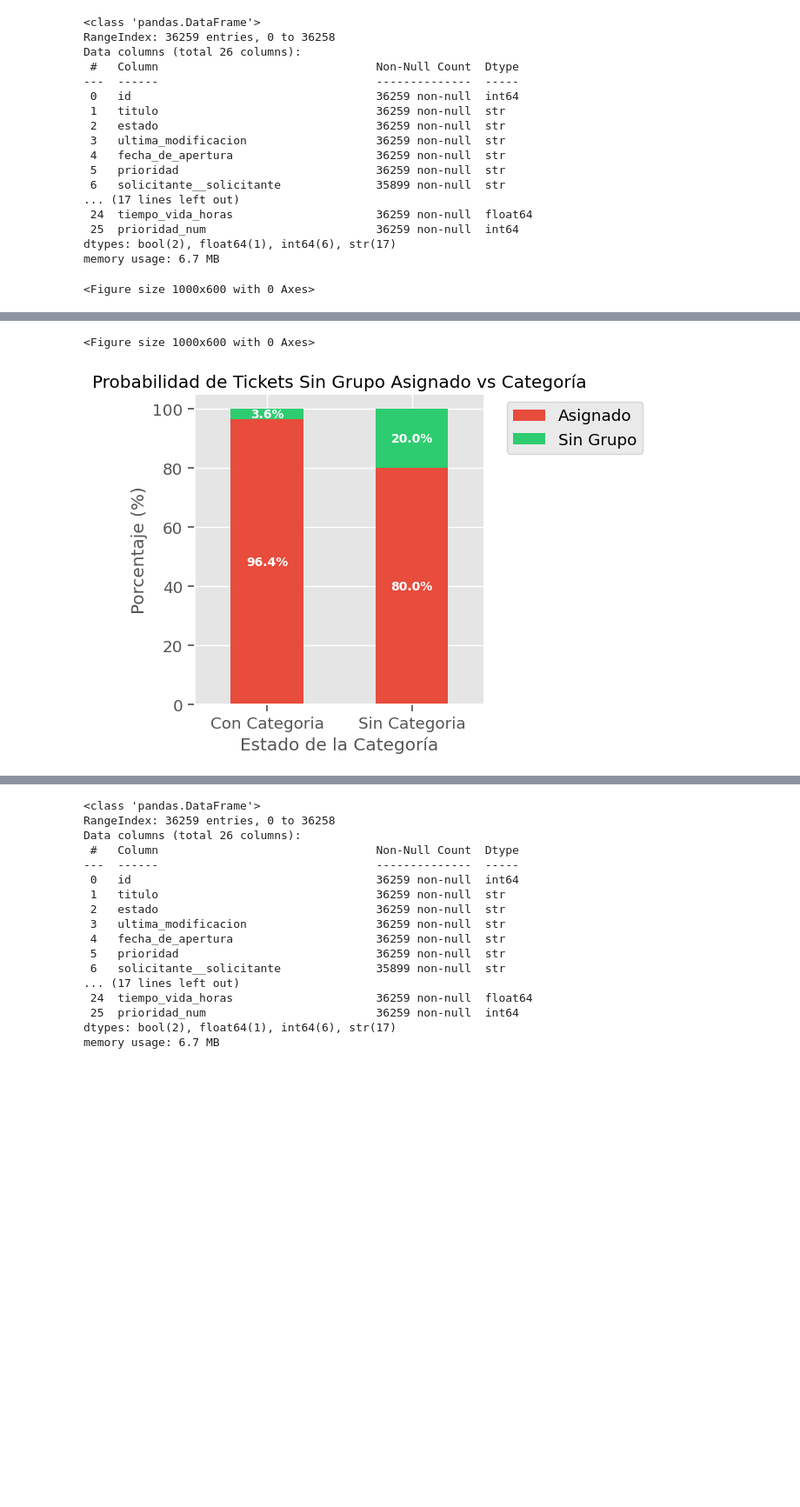
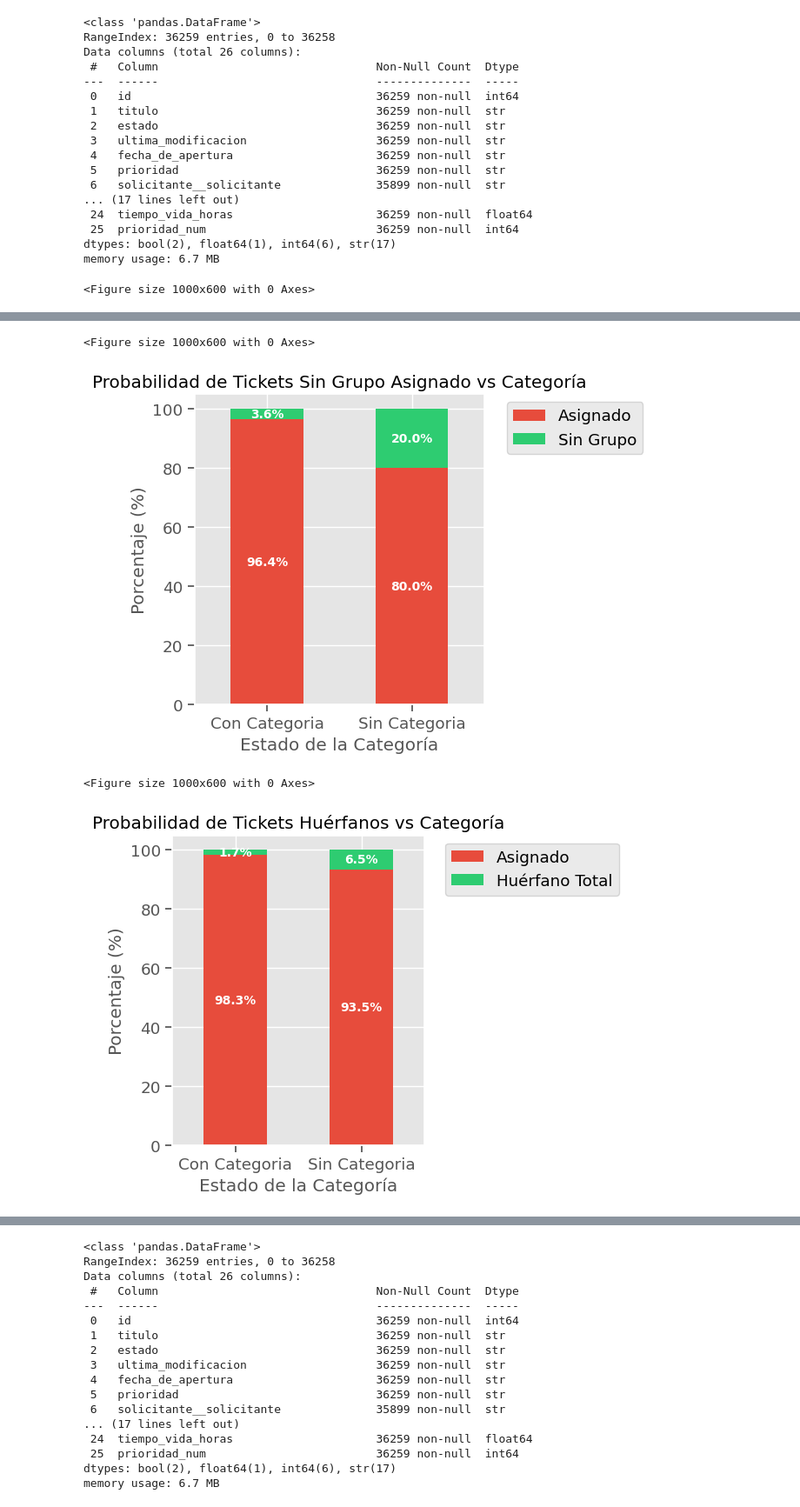
Before and after one commit to NicoFuentese/historical-analysis-management-tickets, a Jupyter notebook: notebooks/3.0-analisis-exploratorio.ipynb, the cells around one changed output, grey strips where cells are left out. Shown at 87% size. Drawn from its saved outputs; the diff is of its cells as text; code cells hidden in the pictures; blank space fills up the shorter version.

Commit message:
Complemento analisis asignacion completo

```diff
--- a/notebooks/3.0-analisis-exploratorio.ipynb
+++ b/notebooks/3.0-analisis-exploratorio.ipynb
@@ -390,6 +390,15 @@ df_all["Estado Asignacion grupal"] = df_all["asignado_a__grupo_de_tecnicos"].app
     lambda x: "Sin Grupo" if pd.isna(x) or x.strip() == "" else "Asignado"
 )
 
+#analisis nula asignacion (ni individual ni grupal)
+df_all["Estado Asignacion Total"] = df_all.apply(
+    lambda row: "Huérfano Total"
+    if (pd.isna(row["asignado_a__tecnico"]) or str(row["asignado_a__tecnico"]).strip() == "") and
+       (pd.isna(row["asignado_a__grupo_de_tecnicos"]) or str(row["asignado_a__grupo_de_tecnicos"]).strip() == "")
+    else "Asignado",
+    axis=1
+)
+
 #barplot comparativo de asignacion individual vs grupal por categoria
 tabla_pct = pd.crosstab(
     df_all["Estado Categoria"],
@@ -401,6 +410,13 @@ tabla_pct = pd.crosstab(
 tabla_pct_grupal = pd.crosstab(
     df_all["Estado Categoria"],
     df_all["Estado Asignacion grupal"],
+    normalize='index'
+) * 100
+
+#barplot comparativo de asignacion total (huérfanos totales) por categoria
+tabla_pct_total = pd.crosstab(
+    df_all["Estado Categoria"],
+    df_all["Estado Asignacion Total"],
     normalize='index'
 ) * 100
 
@@ -417,33 +433,53 @@ plt.xlabel("Estado de la Categoría")
 plt.legend(bbox_to_anchor=(1.05, 1), loc='upper left')
 
 for c in ax.containers:
     ax.bar_label(c, fmt='%1.1f%%', label_type='center', fontsize=10, color='white', fontweight='bold')
 
 plt.tight_layout()
 plt.show()
 
 #ploteo comparativo de asignacion grupal
 plt.figure(figsize=(10, 6))
 ax = tabla_pct_grupal.plot(kind="bar",
                     stacked=True,
                     color=["#e74c3c", "#2ecc71"],
                     rot=0
                     )
 plt.title("Probabilidad de Tickets Sin Grupo Asignado vs Categoría")
 plt.ylabel("Porcentaje (%)")
 plt.xlabel("Estado de la Categoría")
 plt.legend(bbox_to_anchor=(1.05, 1), loc='upper left')
 
 for c in ax.containers:
     ax.bar_label(c, fmt='%1.1f%%', label_type='center', fontsize=10, color='white', fontweight='bold')
 
 plt.tight_layout()
 plt.show()
+
+#ploteo comparativo de asignacion total (huérfanos totales)
+plt.figure(figsize=(10, 6))
+ax = tabla_pct_total.plot(kind="bar",
+                    stacked=True,
+                    color=["#e74c3c", "#2ecc71"],
+                    rot=0
+                    )
+plt.title("Probabilidad de Tickets Huérfanos vs Categoría")
+plt.ylabel("Porcentaje (%)")
+plt.xlabel("Estado de la Categoría")
+plt.legend(bbox_to_anchor=(1.05, 1), loc='upper left')
+
+for c in ax.containers:
+    ax.bar_label(c, fmt='%1.1f%%', label_type='center', fontsize=10, color='white', fontweight='bold')
+
+plt.tight_layout()
+plt.show()
 # %% [output]
 <Figure size 1000x600 with 0 Axes>
 [figure]
 <Figure size 1000x600 with 0 Axes>
 [figure]
+<Figure size 1000x600 with 0 Axes>
+[figure, added]
 # %%
 #linea de tendenci Anual de "Orfandad"
 
```
Also changed, not shown: parts of 1 cell of this notebook, 3 other files.
